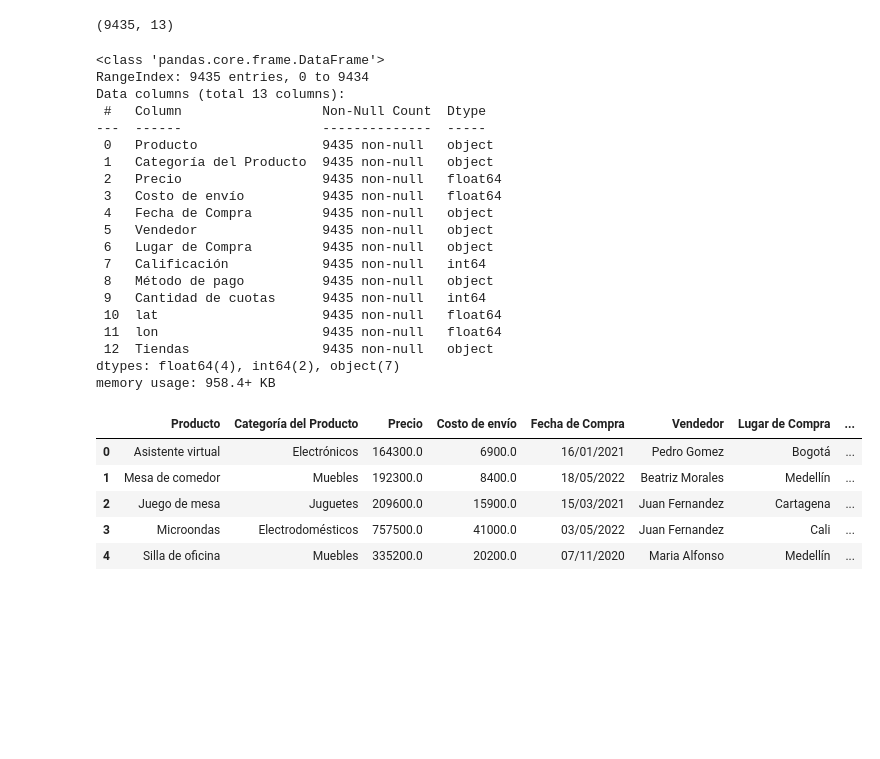
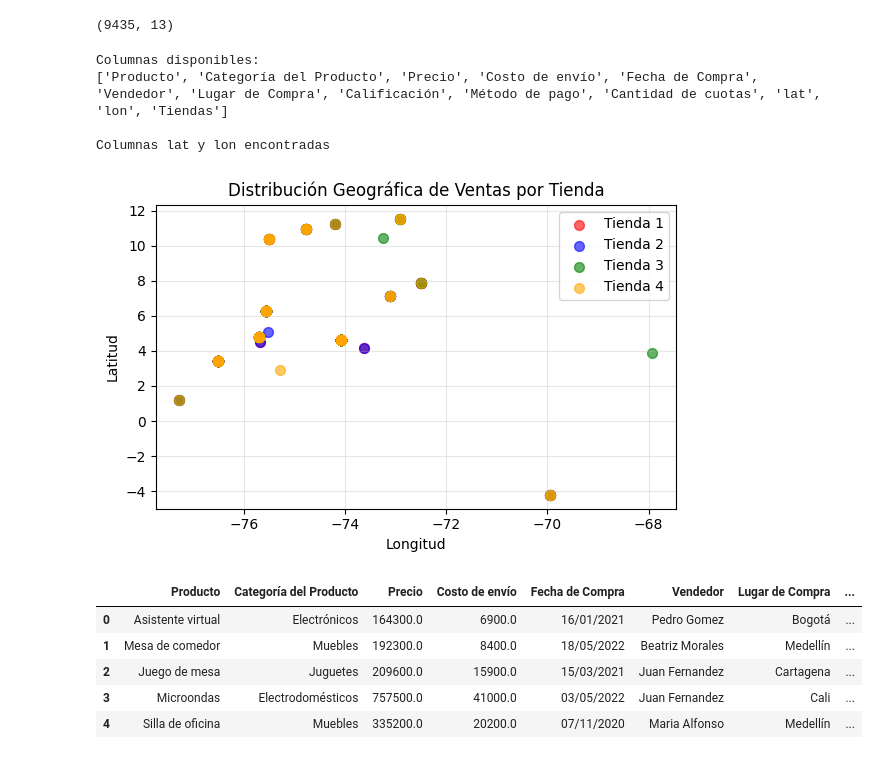
Before and after one commit to LejImkoaj/challenge1-data-science-alura-store-latam, a Jupyter notebook: AluraStoreLatam.ipynb, the cells around one changed output. Drawn from its saved outputs; the diff is of its cells as text; code cells hidden in the pictures; blank space fills up the shorter version.

```diff
--- a/AluraStoreLatam.ipynb
+++ b/AluraStoreLatam.ipynb
@@ -340,29 +340,48 @@ todas_las_tiendas = pd.concat([tienda, tienda2, tienda3, tienda4], ignore_index=
 todas_las_tiendas.shape # Verificando el total de filas y columnas
 # %% [output]
 (9435, 13)
-# %%
-todas_las_tiendas.info()
-# %% [output]
-<class 'pandas.core.frame.DataFrame'>
-RangeIndex: 9435 entries, 0 to 9434
-Data columns (total 13 columns):
- #   Column                  Non-Null Count  Dtype
----  ------                  --------------  -----
- 0   Producto                9435 non-null   object
- 1   Categoría del Producto  9435 non-null   object
- 2   Precio                  9435 non-null   float64
- 3   Costo de envío          9435 non-null   float64
- 4   Fecha de Compra         9435 non-null   object
- 5   Vendedor                9435 non-null   object
- 6   Lugar de Compra         9435 non-null   object
- 7   Calificación            9435 non-null   int64
- 8   Método de pago          9435 non-null   object
- 9   Cantidad de cuotas      9435 non-null   int64
- 10  lat                     9435 non-null   float64
- 11  lon                     9435 non-null   float64
- 12  Tiendas                 9435 non-null   object
-dtypes: float64(4), int64(2), object(7)
-memory usage: 958.4+ KB
+# %%
+print("Columnas disponibles:")
+print(todas_las_tiendas.columns.tolist())
+
+lat_col = 'lat'
+lon_col = 'lon'
+
+# Verificar si existen las columnas
+if lat_col in todas_las_tiendas.columns and lon_col in todas_las_tiendas.columns:
+    print(f"\nColumnas {lat_col} y {lon_col} encontradas")
+
+    # Crear mapa básico
+    plt.figure(figsize=(6, 4))
+
+    # Colores diferentes para cada tienda
+    colores = {'Tienda 1': 'red', 'Tienda 2': 'blue',
+               'Tienda 3': 'green', 'Tienda 4': 'orange'}
+
+    # Graficar cada tienda con diferente color
+    for nombre_tienda, color in colores.items():
+        datos_tienda = todas_las_tiendas[todas_las_tiendas['Tiendas'] == nombre_tienda]
+
+        # Si hay muchos puntos, puedes muestrear para que el gráfico sea más claro
+        if len(datos_tienda) > 100:
+            datos_tienda = datos_tienda.sample(100, random_state=42)
+
+        plt.scatter(datos_tienda[lon_col], datos_tienda[lat_col],
+                   c=color, label=nombre_tienda, alpha=0.6, s=50)
+
+    plt.title('Distribución Geográfica de Ventas por Tienda')
+    plt.xlabel('Longitud')
+    plt.ylabel('Latitud')
+    plt.legend()
+    plt.grid(True, alpha=0.3)
+    plt.tight_layout()
+    plt.show()
+# %% [output]
+Columnas disponibles:
+['Producto', 'Categoría del Producto', 'Precio', 'Costo de envío', 'Fecha de Compra', 'Vendedor', 'Lugar de Compra', 'Calificación', 'Método de pago', 'Cantidad de cuotas', 'lat', 'lon', 'Tiendas']
+
+Columnas lat y lon encontradas
+[figure, added]
 # %%
 todas_las_tiendas.head()
 # %% [output]
```
Also changed, not shown: parts of 5 cells of this notebook.
